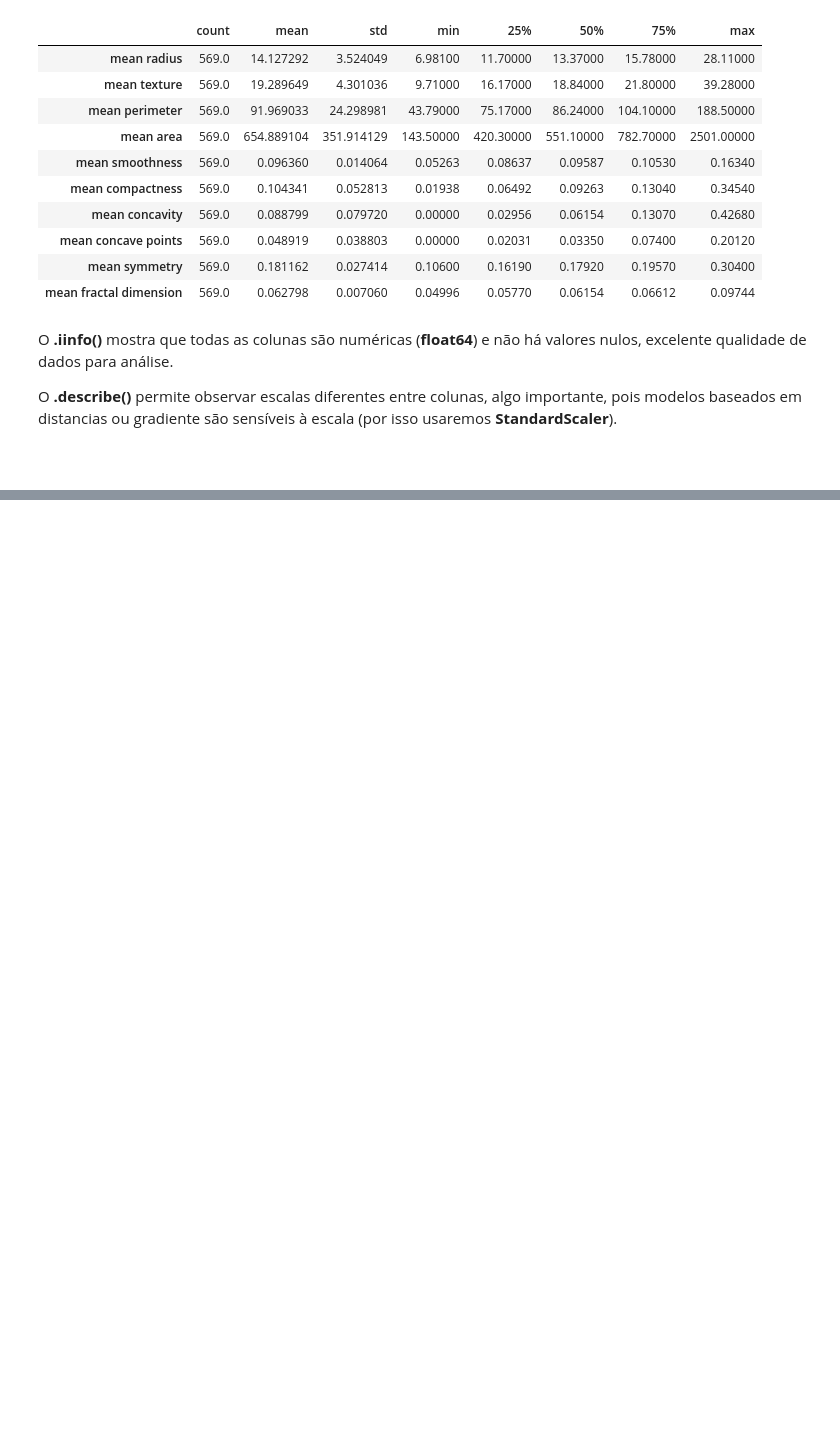
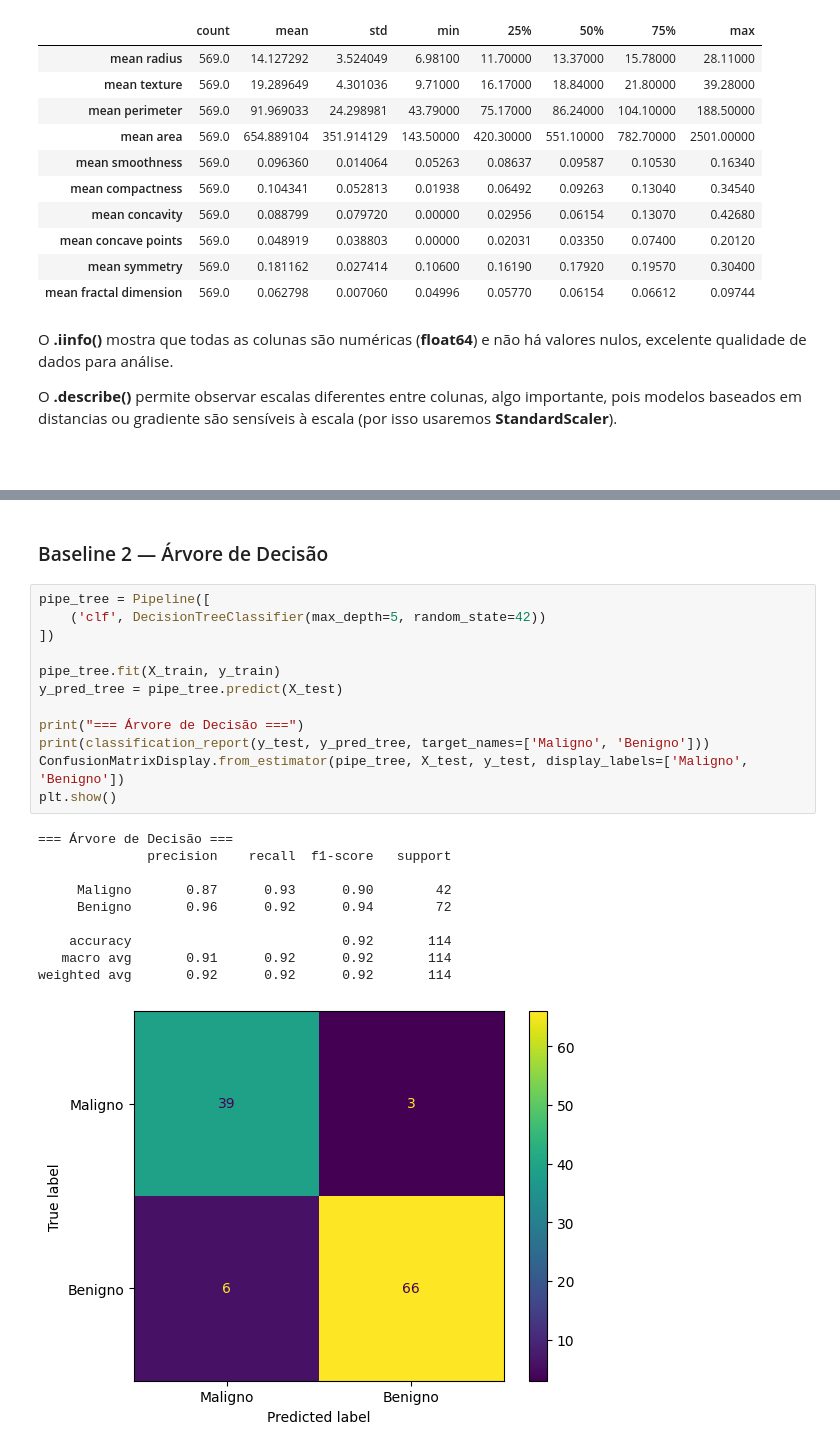
Before and after one commit to ricardoHer/tech-challenge-iadt-fase1, a Jupyter notebook: notebooks/01-eda.ipynb, the cells around one changed output, grey strips where cells are left out. Cells and saved outputs as stored; diff of their text form; blank space fills up the shorter version.

```diff
--- a/notebooks/01-eda.ipynb
+++ b/notebooks/01-eda.ipynb
@@ -91,0 +194,25 @@ O <b>.describe()</b> permite observar escalas diferentes entre colunas, algo imp
+# %% [markdown]
+### Baseline 2 — Árvore de Decisão
+# %%
+pipe_tree = Pipeline([
+    ('clf', DecisionTreeClassifier(max_depth=5, random_state=42))
+])
+
+pipe_tree.fit(X_train, y_train)
+y_pred_tree = pipe_tree.predict(X_test)
+
+print("=== Árvore de Decisão ===")
+print(classification_report(y_test, y_pred_tree, target_names=['Maligno', 'Benigno']))
+ConfusionMatrixDisplay.from_estimator(pipe_tree, X_test, y_test, display_labels=['Maligno', 'Benigno'])
+plt.show()
+# %% [output]
+=== Árvore de Decisão ===
+              precision    recall  f1-score   support
+
+     Maligno       0.87      0.93      0.90        42
+     Benigno       0.96      0.92      0.94        72
+
+    accuracy                           0.92       114
+   macro avg       0.91      0.92      0.92       114
+weighted avg       0.92      0.92      0.92       114
+[figure, added]
```
Also changed, not shown: parts of 19 cells of this notebook, 10 other files.
